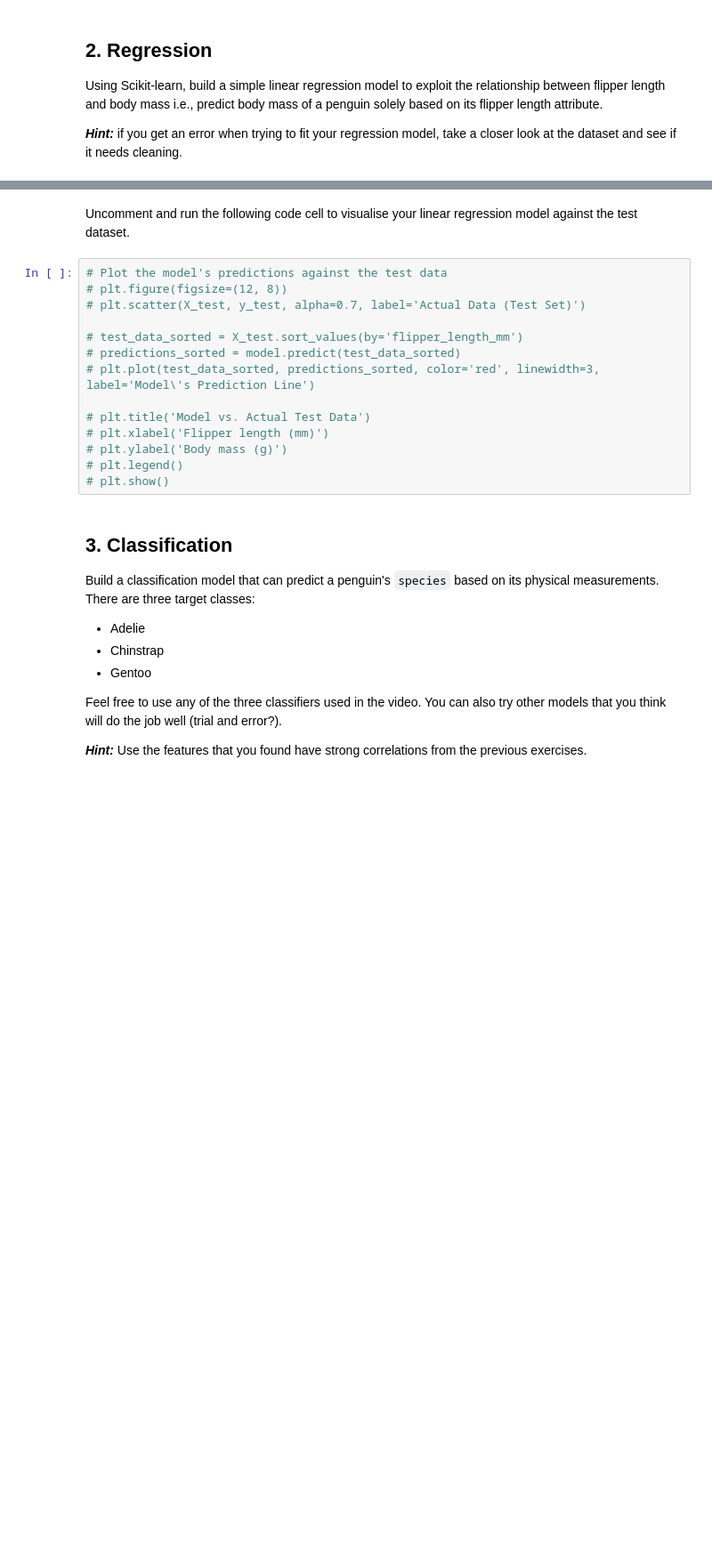
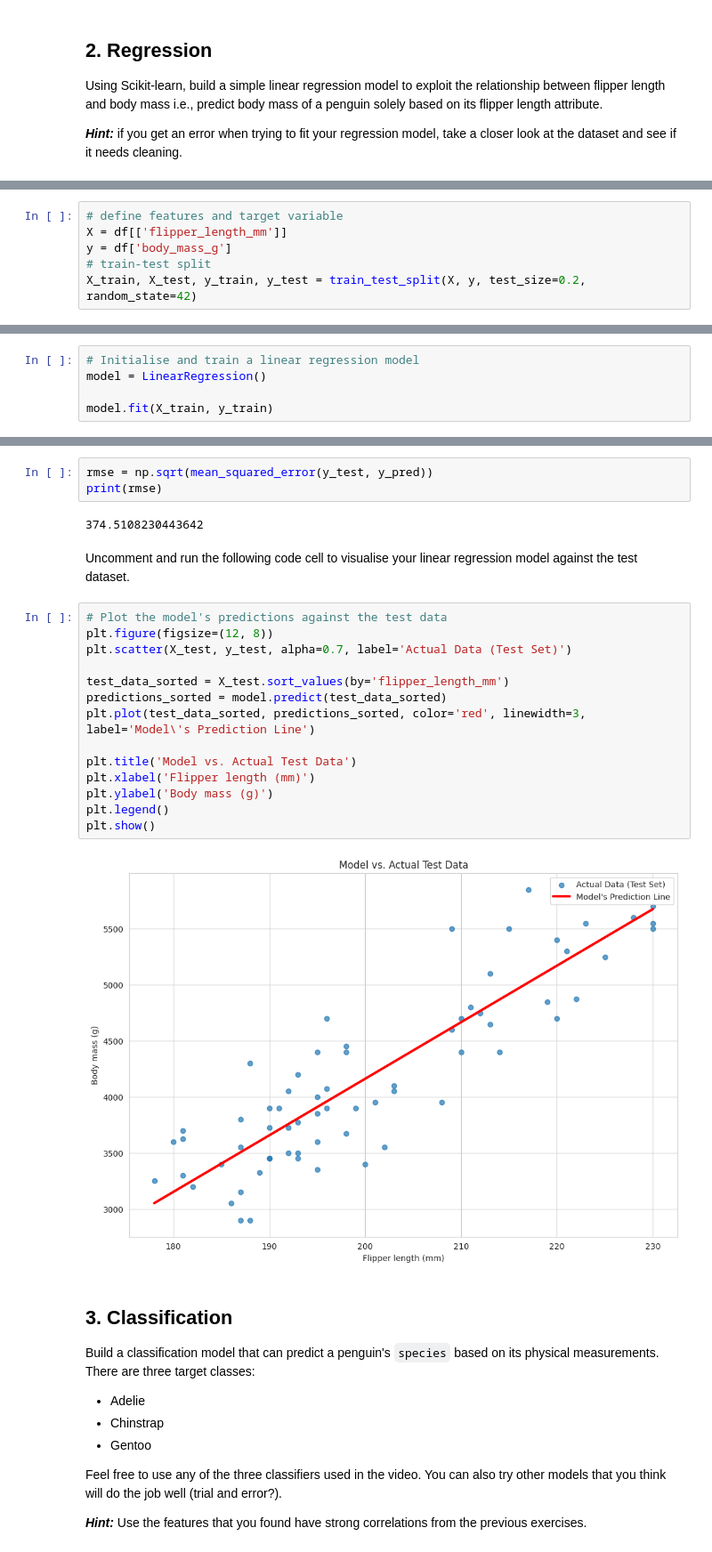
Before and after one commit to sprince0031/ICT-Python-ML, a Jupyter notebook: Week 4/Notebooks/week4_solutions.ipynb, the cells around one changed output, grey strips where cells are left out. Shown at 89% size. Saved outputs shown, nothing was run; the diff lists cells and outputs as text; blank space fills up the shorter version.

```diff
--- a/Week 4/Notebooks/week4_solutions.ipynb
+++ b/Week 4/Notebooks/week4_solutions.ipynb
@@ -151,0 +144,6 @@ Using Scikit-learn, build a simple linear regression model to exploit the relati
+# %%
+# define features and target variable
+X = df[['flipper_length_mm']]
+y = df['body_mass_g']
+# train-test split
+X_train, X_test, y_train, y_test = train_test_split(X, y, test_size=0.2, random_state=42)
@@ -151,0 +176,5 @@ Using Scikit-learn, build a simple linear regression model to exploit the relati
+# %%
+# Initialise and train a linear regression model
+model = LinearRegression()
+
+model.fit(X_train, y_train)
@@ -152,19 +198,26 @@ Using Scikit-learn, build a simple linear regression model to exploit the relati
+# %%
+rmse = np.sqrt(mean_squared_error(y_test, y_pred))
+print(rmse)
+# %% [output]
+374.5108230443642
 # %% [markdown]
 Uncomment and run the following code cell to visualise your linear regression model against the test dataset.
-# %%
-# Plot the model's predictions against the test data
-# plt.figure(figsize=(12, 8))
-# plt.scatter(X_test, y_test, alpha=0.7, label='Actual Data (Test Set)')
-
-# test_data_sorted = X_test.sort_values(by='flipper_length_mm')
-# predictions_sorted = model.predict(test_data_sorted)
-# plt.plot(test_data_sorted, predictions_sorted, color='red', linewidth=3, label='Model\'s Prediction Line')
-
-# plt.title('Model vs. Actual Test Data')
-# plt.xlabel('Flipper length (mm)')
-# plt.ylabel('Body mass (g)')
-# plt.legend()
-# plt.show()
+# %%
+# Plot the model's predictions against the test data
+plt.figure(figsize=(12, 8))
+plt.scatter(X_test, y_test, alpha=0.7, label='Actual Data (Test Set)')
+
+test_data_sorted = X_test.sort_values(by='flipper_length_mm')
+predictions_sorted = model.predict(test_data_sorted)
+plt.plot(test_data_sorted, predictions_sorted, color='red', linewidth=3, label='Model\'s Prediction Line')
+
+plt.title('Model vs. Actual Test Data')
+plt.xlabel('Flipper length (mm)')
+plt.ylabel('Body mass (g)')
+plt.legend()
+plt.show()
+# %% [output]
+[figure, added]
 # %% [markdown]
 ## 3. Classification
 Build a classification model that can predict a penguin's `species` based on its physical measurements. There are three target classes:
```
Also changed, not shown: parts of 23 cells of this notebook, 2 other files.
